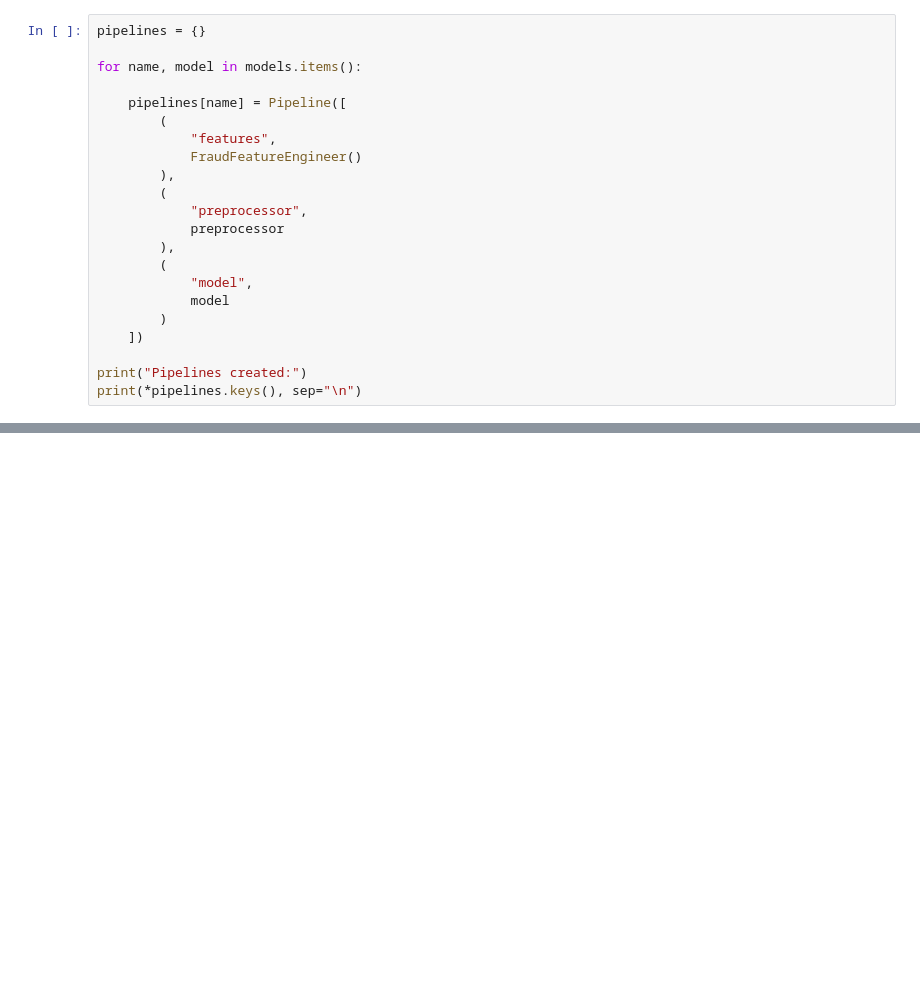
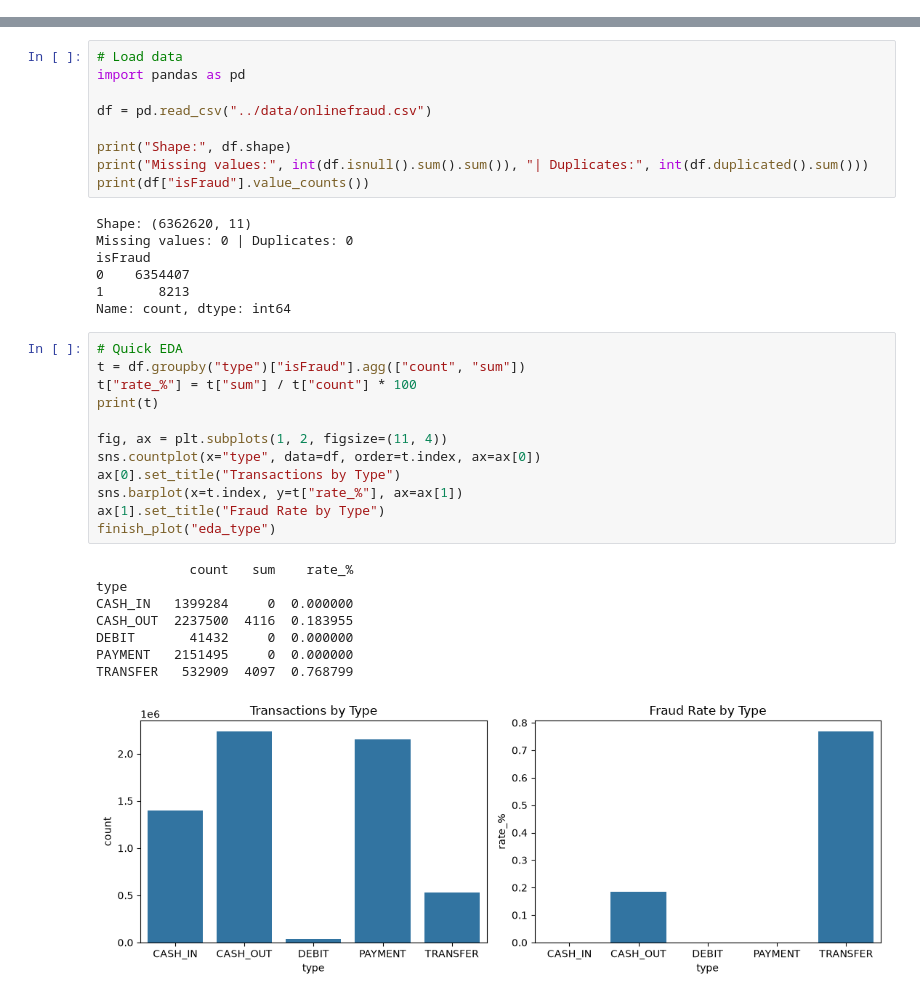
Before and after one commit to hitasha912/online-fraud-detection-mlops, a Jupyter notebook: notebooks/ML_Capstone.ipynb, the cells around one changed output, grey strips where cells are left out. Cells and saved outputs as stored; diff of their text form; blank space fills up the shorter version.

```diff
--- a/notebooks/ML_Capstone.ipynb
+++ b/notebooks/ML_Capstone.ipynb
@@ -857,22 +0,0 @@ models = {
-# %%
-pipelines = {}
-
-for name, model in models.items():
-
-    pipelines[name] = Pipeline([
-        (
-            "features",
-            FraudFeatureEngineer()
-        ),
-        (
-            "preprocessor",
-            preprocessor
-        ),
-        (
-            "model",
-            model
-        )
-    ])
-
-print("Pipelines created:")
-print(*pipelines.keys(), sep="\n")
@@ -1100,0 +80,37 @@ print(json.dumps(best_row, indent=4))
+# %%
+# Load data
+import pandas as pd
+
+df = pd.read_csv("../data/onlinefraud.csv")
+
+print("Shape:", df.shape)
+print("Missing values:", int(df.isnull().sum().sum()), "| Duplicates:", int(df.duplicated().sum()))
+print(df["isFraud"].value_counts())
+# %% [output]
+Shape: (6362620, 11)
+Missing values: 0 | Duplicates: 0
+isFraud
+0    6354407
+1       8213
+Name: count, dtype: int64
+# %%
+# Quick EDA
+t = df.groupby("type")["isFraud"].agg(["count", "sum"])
+t["rate_%"] = t["sum"] / t["count"] * 100
+print(t)
+
+fig, ax = plt.subplots(1, 2, figsize=(11, 4))
+sns.countplot(x="type", data=df, order=t.index, ax=ax[0])
+ax[0].set_title("Transactions by Type")
+sns.barplot(x=t.index, y=t["rate_%"], ax=ax[1])
+ax[1].set_title("Fraud Rate by Type")
+finish_plot("eda_type")
+# %% [output]
+            count   sum    rate_%
+type
+CASH_IN   1399284     0  0.000000
+CASH_OUT  2237500  4116  0.183955
+DEBIT       41432     0  0.000000
+PAYMENT   2151495     0  0.000000
+TRANSFER   532909  4097  0.768799
+[figure, added]
```
Also changed, not shown: parts of 52 cells of this notebook, 13 other files.
